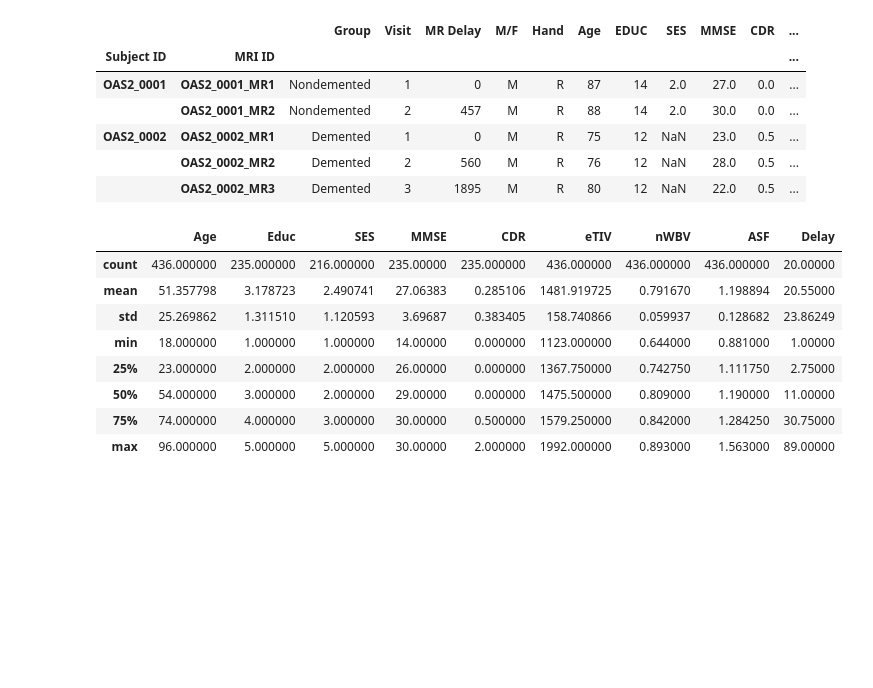
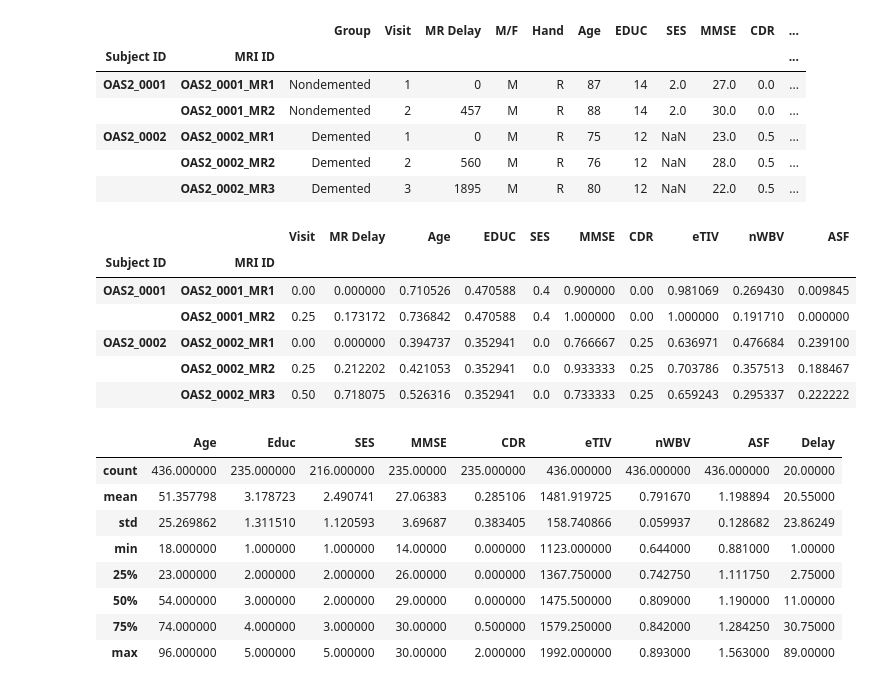
Before and after one commit to jlouie3/Conda_Notebooks, a Jupyter notebook: Projects/DementiaPrediction/1_Intro_and_Import.ipynb, the cells around one changed output. Drawn from its saved outputs; the diff is of its cells as text; code cells hidden in the pictures; blank space fills up the shorter version.

```diff
--- a/Projects/DementiaPrediction/1_Intro_and_Import.ipynb
+++ b/Projects/DementiaPrediction/1_Intro_and_Import.ipynb
@@ -80,6 +78,16 @@ long_df.head()
 | OAS2_0002 | OAS2_0002_MR1 | Demented | 1 | 0 | M | R | 75 | 12 | NaN | 23.0 | 0.5 | ... |
 |  | OAS2_0002_MR2 | Demented | 2 | 560 | M | R | 76 | 12 | NaN | 28.0 | 0.5 | ... |
 |  | OAS2_0002_MR3 | Demented | 3 | 1895 | M | R | 80 | 12 | NaN | 22.0 | 0.5 | ... |
+# %%
+long_norm_df.head()
+# %% [output]
+|  |  | Visit | MR Delay | Age | EDUC | SES | MMSE | CDR | eTIV | nWBV | ASF |
+| Subject ID | MRI ID |  |  |  |  |  |  |  |  |  |  |
+| OAS2_0001 | OAS2_0001_MR1 | 0.00 | 0.000000 | 0.710526 | 0.470588 | 0.4 | 0.900000 | 0.00 | 0.981069 | 0.269430 | 0.009845 |
+|  | OAS2_0001_MR2 | 0.25 | 0.173172 | 0.736842 | 0.470588 | 0.4 | 1.000000 | 0.00 | 1.000000 | 0.191710 | 0.000000 |
+| OAS2_0002 | OAS2_0002_MR1 | 0.00 | 0.000000 | 0.394737 | 0.352941 | 0.0 | 0.766667 | 0.25 | 0.636971 | 0.476684 | 0.239100 |
+|  | OAS2_0002_MR2 | 0.25 | 0.212202 | 0.421053 | 0.352941 | 0.0 | 0.933333 | 0.25 | 0.703786 | 0.357513 | 0.188467 |
+|  | OAS2_0002_MR3 | 0.50 | 0.718075 | 0.526316 | 0.352941 | 0.0 | 0.733333 | 0.25 | 0.659243 | 0.295337 | 0.222222 |
 # %%
 cs_df.describe()
 # %% [output]
```
Also changed, not shown: parts of 5 cells of this notebook.
